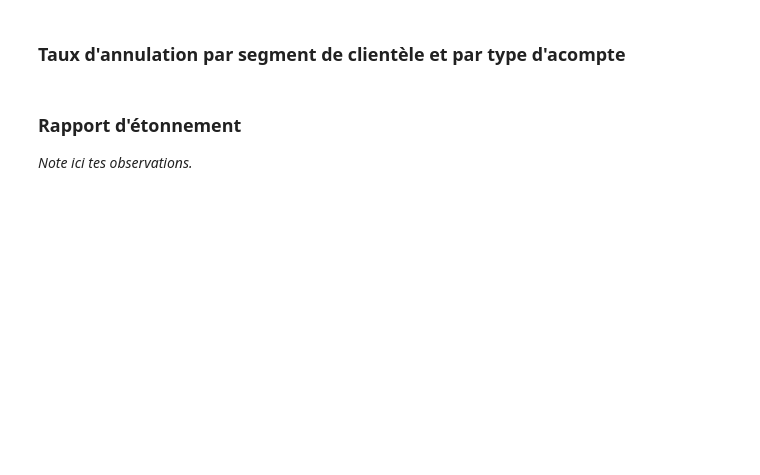
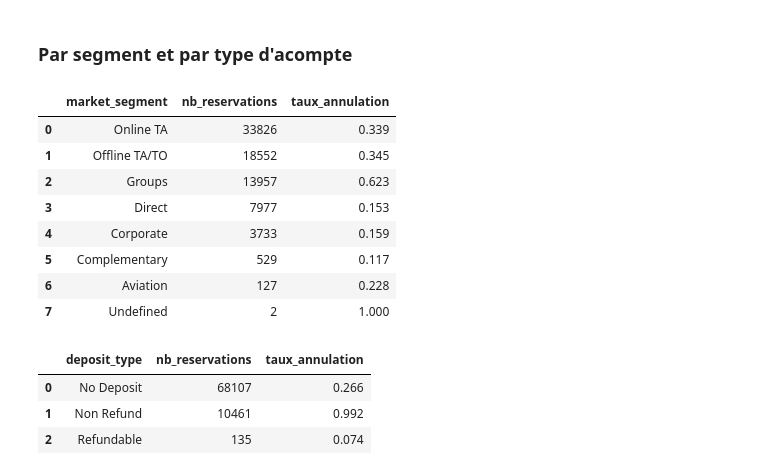
Before and after one commit to fnsagna/Dev-IA-parcours-m1-b1-annulation-fsagna, a Jupyter notebook: notebooks/01_exploration.ipynb, the cells around one changed output. Saved outputs shown, nothing was run; the diff lists cells and outputs as text; code cells hidden in the pictures; blank space fills up the shorter version.

```diff
--- a/notebooks/01_exploration.ipynb
+++ b/notebooks/01_exploration.ipynb
@@ -49,2 +118,2 @@ query = text("""
 # %% [markdown]
-### Taux d'annulation par segment de clientèle et par type d'acompte
+### Par segment et par type d'acompte
@@ -53,4 +120,35 @@ query = text("""
-# %% [markdown]
-### Rapport d'étonnement
-
-*Note ici tes observations.*
+# %%
+query = text("""
+    SELECT market_segment,
+           COUNT(*)                            AS nb_reservations,
+           ROUND(AVG(is_canceled)::numeric, 3) AS taux_annulation
+    FROM reservations
+    GROUP BY market_segment
+    ORDER BY nb_reservations DESC
+""")
+pd.read_sql(query, engine)
+# %% [output]
+|  | market_segment | nb_reservations | taux_annulation |
+| 0 | Online TA | 33826 | 0.339 |
+| 1 | Offline TA/TO | 18552 | 0.345 |
+| 2 | Groups | 13957 | 0.623 |
+| 3 | Direct | 7977 | 0.153 |
+| 4 | Corporate | 3733 | 0.159 |
+| 5 | Complementary | 529 | 0.117 |
+| 6 | Aviation | 127 | 0.228 |
+| 7 | Undefined | 2 | 1.000 |
+# %%
+query = text("""
+    SELECT deposit_type,
+           COUNT(*)                            AS nb_reservations,
+           ROUND(AVG(is_canceled)::numeric, 3) AS taux_annulation
+    FROM reservations
+    GROUP BY deposit_type
+    ORDER BY nb_reservations DESC
+""")
+pd.read_sql(query, engine)
+# %% [output]
+|  | deposit_type | nb_reservations | taux_annulation |
+| 0 | No Deposit | 68107 | 0.266 |
+| 1 | Non Refund | 10461 | 0.992 |
+| 2 | Refundable | 135 | 0.074 |
```
Also changed, not shown: parts of 26 cells of this notebook, 13 other files.
